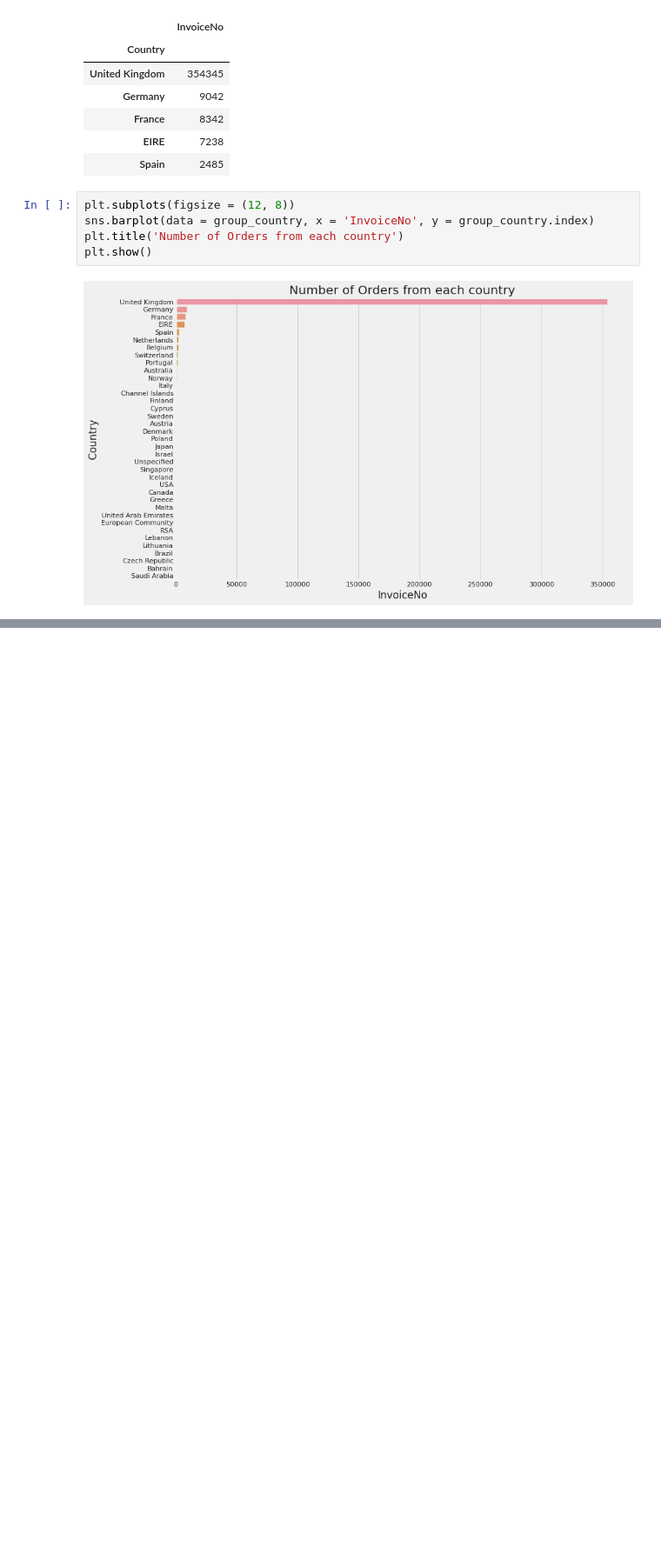
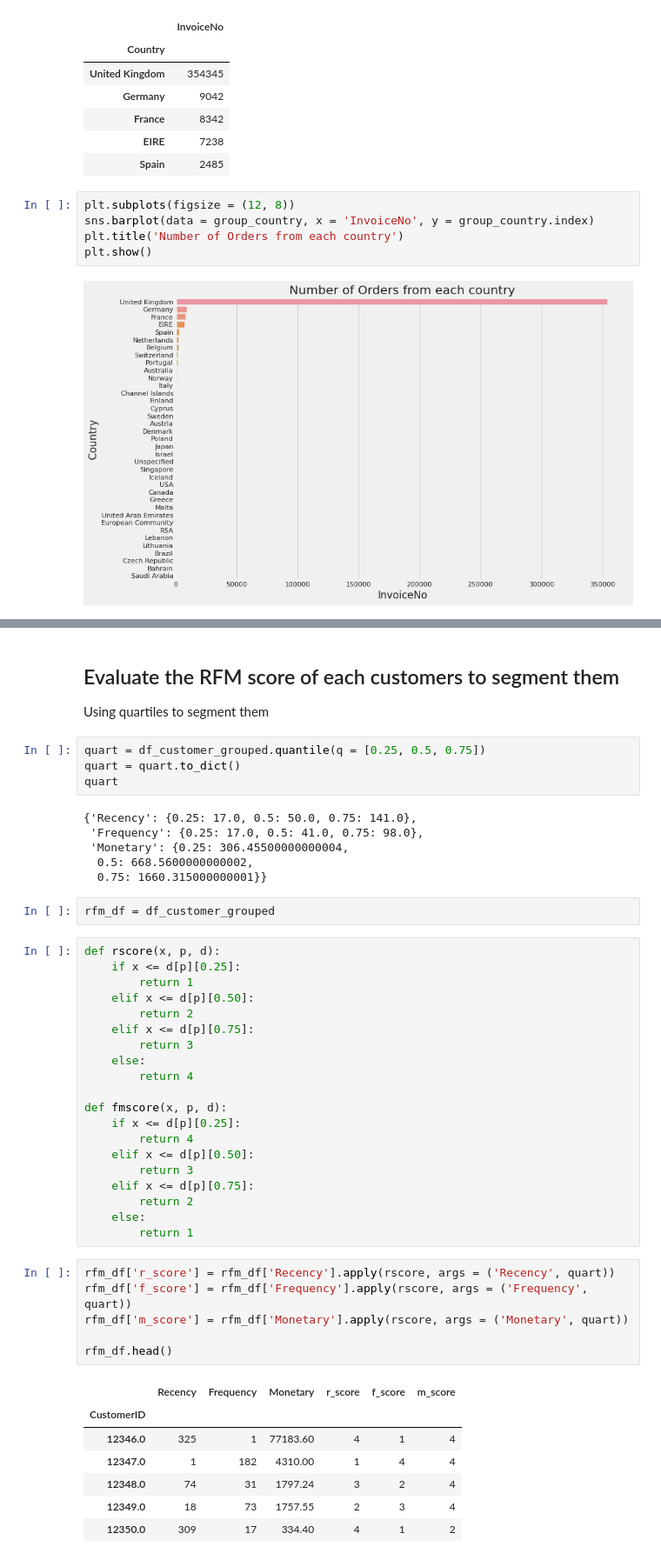
Before and after one commit to loganrane/MachineLearning101, a Jupyter notebook: Projects/Recommendation System based on the e-commerce sale.ipynb, the cells around one changed output, grey strips where cells are left out. Shown at 87% size. Drawn from its saved outputs; the diff is of its cells as text; blank space fills up the shorter version.

Commit message:
RFM score calculated

```diff
--- a/Projects/Recommendation System based on the e-commerce sale.ipynb
+++ b/Projects/Recommendation System based on the e-commerce sale.ipynb
@@ -332,0 +430,49 @@ AttributeError: 'AxesSubplot' object has no property 'figsize'
+# %% [markdown]
+## Evaluate the RFM score of each customers to segment them
+Using quartiles to segment them
+# %%
+quart = df_customer_grouped.quantile(q = [0.25, 0.5, 0.75])
+quart = quart.to_dict()
+quart
+# %% [output]
+{'Recency': {0.25: 17.0, 0.5: 50.0, 0.75: 141.0},
+ 'Frequency': {0.25: 17.0, 0.5: 41.0, 0.75: 98.0},
+ 'Monetary': {0.25: 306.45500000000004,
+  0.5: 668.5600000000002,
+  0.75: 1660.315000000001}}
+# %%
+rfm_df = df_customer_grouped
+# %%
+def rscore(x, p, d):
+    if x <= d[p][0.25]:
+        return 1
+    elif x <= d[p][0.50]:
+        return 2
+    elif x <= d[p][0.75]:
+        return 3
+    else:
+        return 4
+
+def fmscore(x, p, d):
+    if x <= d[p][0.25]:
+        return 4
+    elif x <= d[p][0.50]:
+        return 3
+    elif x <= d[p][0.75]:
+        return 2
+    else:
+        return 1
+# %%
+rfm_df['r_score'] = rfm_df['Recency'].apply(rscore, args = ('Recency', quart))
+rfm_df['f_score'] = rfm_df['Frequency'].apply(rscore, args = ('Frequency', quart))
+rfm_df['m_score'] = rfm_df['Monetary'].apply(rscore, args = ('Monetary', quart))
+
+rfm_df.head()
+# %% [output]
+|  | Recency | Frequency | Monetary | r_score | f_score | m_score |
+| CustomerID |  |  |  |  |  |  |
+| 12346.0 | 325 | 1 | 77183.60 | 4 | 1 | 4 |
+| 12347.0 | 1 | 182 | 4310.00 | 1 | 4 | 4 |
+| 12348.0 | 74 | 31 | 1797.24 | 3 | 2 | 4 |
+| 12349.0 | 18 | 73 | 1757.55 | 2 | 3 | 4 |
+| 12350.0 | 309 | 17 | 334.40 | 4 | 1 | 2 |
```
Also changed, not shown: parts of 18 cells of this notebook.
